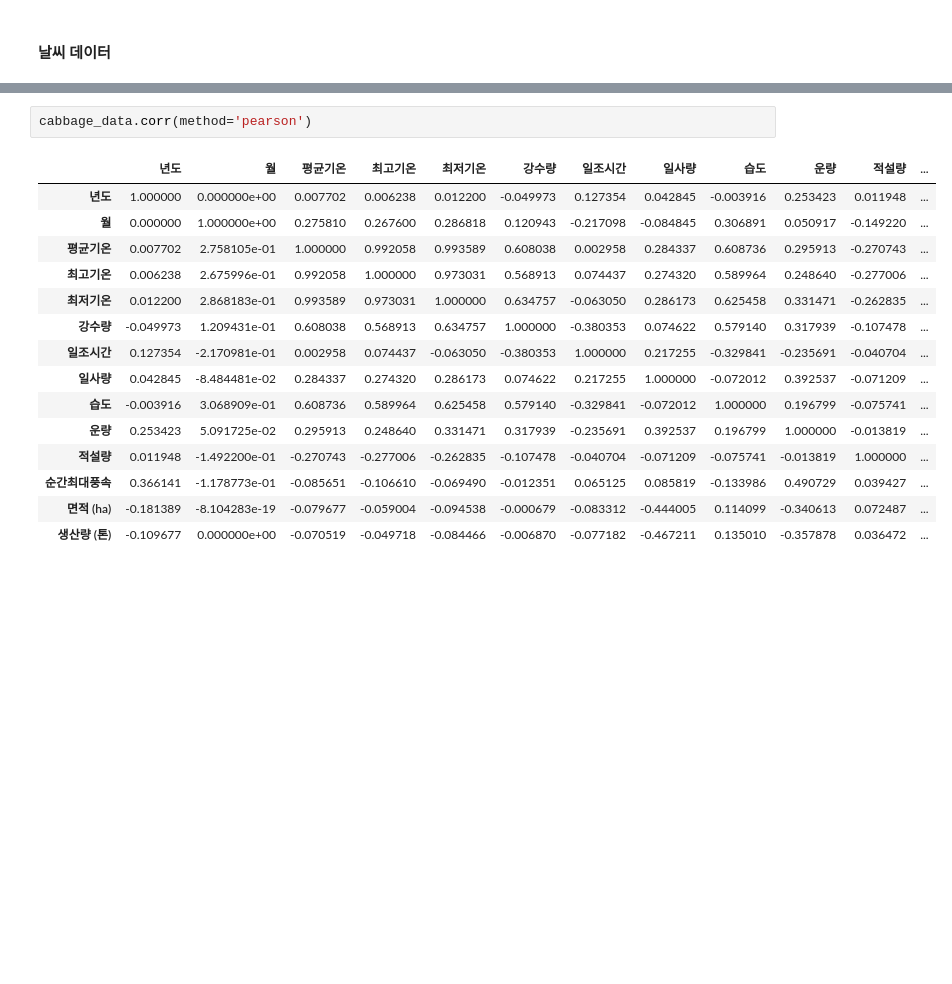
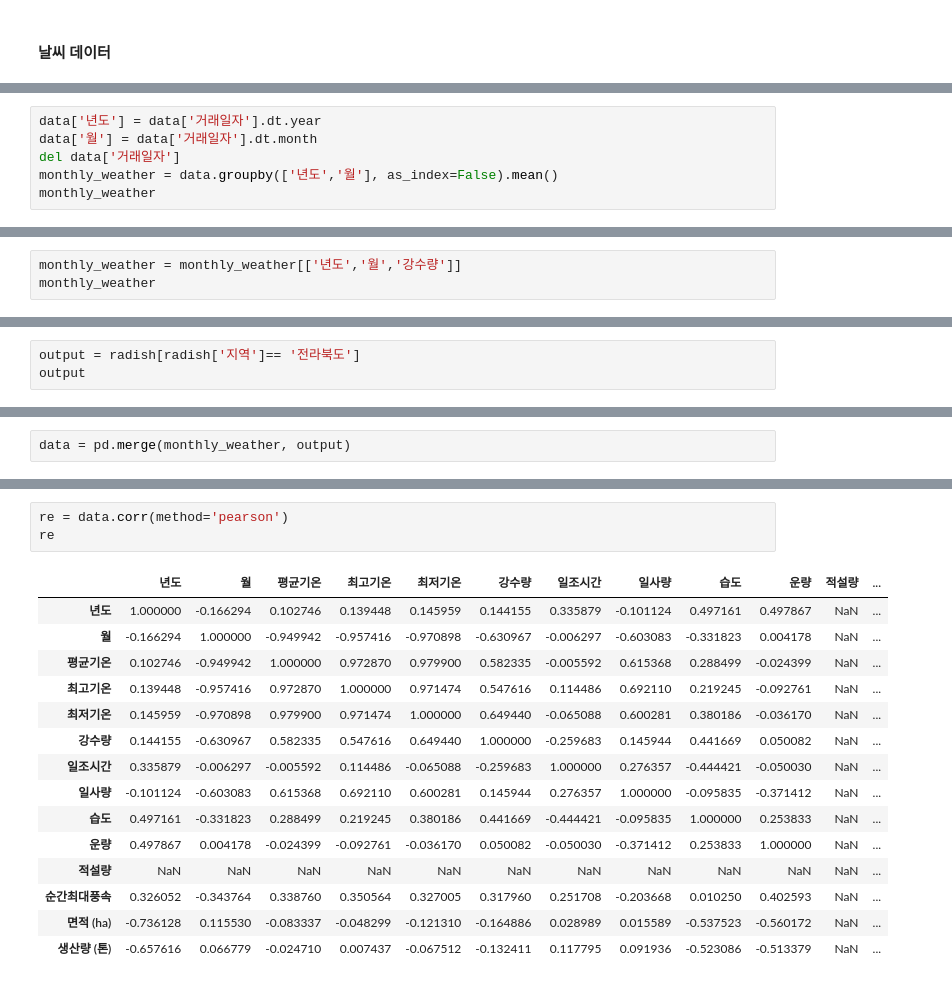
Before and after one commit to Ksejin/MJ_Capstone, a Jupyter notebook: analysis/1_1.ipynb, the cells around one changed output, grey strips where cells are left out. Cells and saved outputs as stored; diff of their text form; blank space fills up the shorter version.

```diff
--- a/analysis/1_1.ipynb
+++ b/analysis/1_1.ipynb
@@ -122,0 +99,6 @@ onion_data
+# %%
+data['년도'] = data['거래일자'].dt.year
+data['월'] = data['거래일자'].dt.month
+del data['거래일자']
+monthly_weather = data.groupby(['년도','월'], as_index=False).mean()
+monthly_weather
@@ -122,0 +123,3 @@ onion_data
+# %%
+monthly_weather = monthly_weather[['년도','월','강수량']]
+monthly_weather
@@ -122,0 +144,3 @@ onion_data
+# %%
+output = radish[radish['지역']== '전라북도']
+output
@@ -122,0 +165,2 @@ onion_data
+# %%
+data = pd.merge(monthly_weather, output)
@@ -123,18 +187,19 @@ onion_data
 # %%
-cabbage_data.corr(method='pearson')
+re = data.corr(method='pearson')
+re
 # %% [output]
 |  | 년도 | 월 | 평균기온 | 최고기온 | 최저기온 | 강수량 | 일조시간 | 일사량 | 습도 | 운량 | 적설량 | ... |
-| 년도 | 1.000000 | 0.000000e+00 | 0.007702 | 0.006238 | 0.012200 | -0.049973 | 0.127354 | 0.042845 | -0.003916 | 0.253423 | 0.011948 | ... |
-| 월 | 0.000000 | 1.000000e+00 | 0.275810 | 0.267600 | 0.286818 | 0.120943 | -0.217098 | -0.084845 | 0.306891 | 0.050917 | -0.149220 | ... |
-| 평균기온 | 0.007702 | 2.758105e-01 | 1.000000 | 0.992058 | 0.993589 | 0.608038 | 0.002958 | 0.284337 | 0.608736 | 0.295913 | -0.270743 | ... |
-| 최고기온 | 0.006238 | 2.675996e-01 | 0.992058 | 1.000000 | 0.973031 | 0.568913 | 0.074437 | 0.274320 | 0.589964 | 0.248640 | -0.277006 | ... |
-| 최저기온 | 0.012200 | 2.868183e-01 | 0.993589 | 0.973031 | 1.000000 | 0.634757 | -0.063050 | 0.286173 | 0.625458 | 0.331471 | -0.262835 | ... |
-| 강수량 | -0.049973 | 1.209431e-01 | 0.608038 | 0.568913 | 0.634757 | 1.000000 | -0.380353 | 0.074622 | 0.579140 | 0.317939 | -0.107478 | ... |
-| 일조시간 | 0.127354 | -2.170981e-01 | 0.002958 | 0.074437 | -0.063050 | -0.380353 | 1.000000 | 0.217255 | -0.329841 | -0.235691 | -0.040704 | ... |
-| 일사량 | 0.042845 | -8.484481e-02 | 0.284337 | 0.274320 | 0.286173 | 0.074622 | 0.217255 | 1.000000 | -0.072012 | 0.392537 | -0.071209 | ... |
-| 습도 | -0.003916 | 3.068909e-01 | 0.608736 | 0.589964 | 0.625458 | 0.579140 | -0.329841 | -0.072012 | 1.000000 | 0.196799 | -0.075741 | ... |
-| 운량 | 0.253423 | 5.091725e-02 | 0.295913 | 0.248640 | 0.331471 | 0.317939 | -0.235691 | 0.392537 | 0.196799 | 1.000000 | -0.013819 | ... |
-| 적설량 | 0.011948 | -1.492200e-01 | -0.270743 | -0.277006 | -0.262835 | -0.107478 | -0.040704 | -0.071209 | -0.075741 | -0.013819 | 1.000000 | ... |
-| 순간최대풍속 | 0.366141 | -1.178773e-01 | -0.085651 | -0.106610 | -0.069490 | -0.012351 | 0.065125 | 0.085819 | -0.133986 | 0.490729 | 0.039427 | ... |
-| 면적 (ha) | -0.181389 | -8.104283e-19 | -0.079677 | -0.059004 | -0.094538 | -0.000679 | -0.083312 | -0.444005 | 0.114099 | -0.340613 | 0.072487 | ... |
-| 생산량 (톤) | -0.109677 | 0.000000e+00 | -0.070519 | -0.049718 | -0.084466 | -0.006870 | -0.077182 | -0.467211 | 0.135010 | -0.357878 | 0.036472 | ... |
+| 년도 | 1.000000 | -0.166294 | 0.102746 | 0.139448 | 0.145959 | 0.144155 | 0.335879 | -0.101124 | 0.497161 | 0.497867 | NaN | ... |
+| 월 | -0.166294 | 1.000000 | -0.949942 | -0.957416 | -0.970898 | -0.630967 | -0.006297 | -0.603083 | -0.331823 | 0.004178 | NaN | ... |
+| 평균기온 | 0.102746 | -0.949942 | 1.000000 | 0.972870 | 0.979900 | 0.582335 | -0.005592 | 0.615368 | 0.288499 | -0.024399 | NaN | ... |
+| 최고기온 | 0.139448 | -0.957416 | 0.972870 | 1.000000 | 0.971474 | 0.547616 | 0.114486 | 0.692110 | 0.219245 | -0.092761 | NaN | ... |
+| 최저기온 | 0.145959 | -0.970898 | 0.979900 | 0.971474 | 1.000000 | 0.649440 | -0.065088 | 0.600281 | 0.380186 | -0.036170 | NaN | ... |
+| 강수량 | 0.144155 | -0.630967 | 0.582335 | 0.547616 | 0.649440 | 1.000000 | -0.259683 | 0.145944 | 0.441669 | 0.050082 | NaN | ... |
+| 일조시간 | 0.335879 | -0.006297 | -0.005592 | 0.114486 | -0.065088 | -0.259683 | 1.000000 | 0.276357 | -0.444421 | -0.050030 | NaN | ... |
+| 일사량 | -0.101124 | -0.603083 | 0.615368 | 0.692110 | 0.600281 | 0.145944 | 0.276357 | 1.000000 | -0.095835 | -0.371412 | NaN | ... |
+| 습도 | 0.497161 | -0.331823 | 0.288499 | 0.219245 | 0.380186 | 0.441669 | -0.444421 | -0.095835 | 1.000000 | 0.253833 | NaN | ... |
+| 운량 | 0.497867 | 0.004178 | -0.024399 | -0.092761 | -0.036170 | 0.050082 | -0.050030 | -0.371412 | 0.253833 | 1.000000 | NaN | ... |
+| 적설량 | NaN | NaN | NaN | NaN | NaN | NaN | NaN | NaN | NaN | NaN | NaN | ... |
+| 순간최대풍속 | 0.326052 | -0.343764 | 0.338760 | 0.350564 | 0.327005 | 0.317960 | 0.251708 | -0.203668 | 0.010250 | 0.402593 | NaN | ... |
+| 면적 (ha) | -0.736128 | 0.115530 | -0.083337 | -0.048299 | -0.121310 | -0.164886 | 0.028989 | 0.015589 | -0.537523 | -0.560172 | NaN | ... |
+| 생산량 (톤) | -0.657616 | 0.066779 | -0.024710 | 0.007437 | -0.067512 | -0.132411 | 0.117795 | 0.091936 | -0.523086 | -0.513379 | NaN | ... |
```
Also changed, not shown: parts of 18 cells of this notebook.
